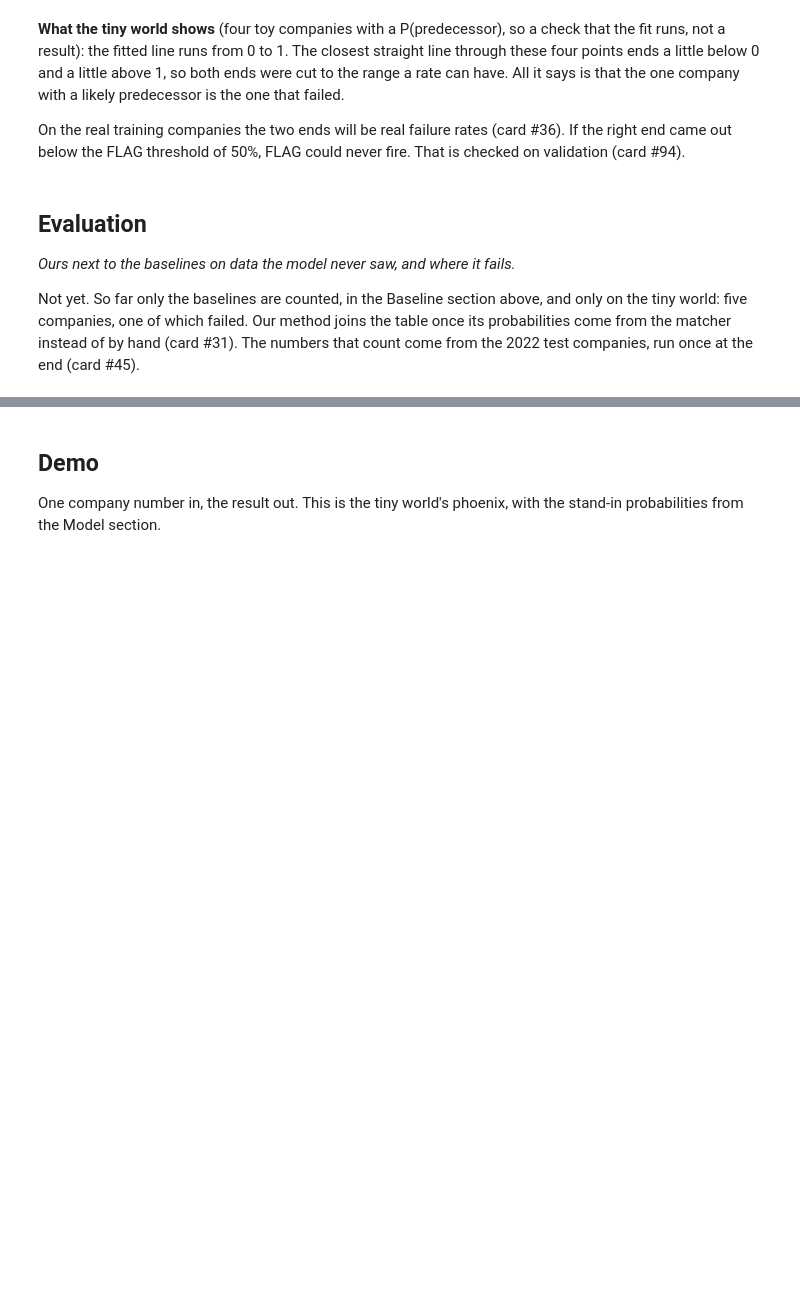
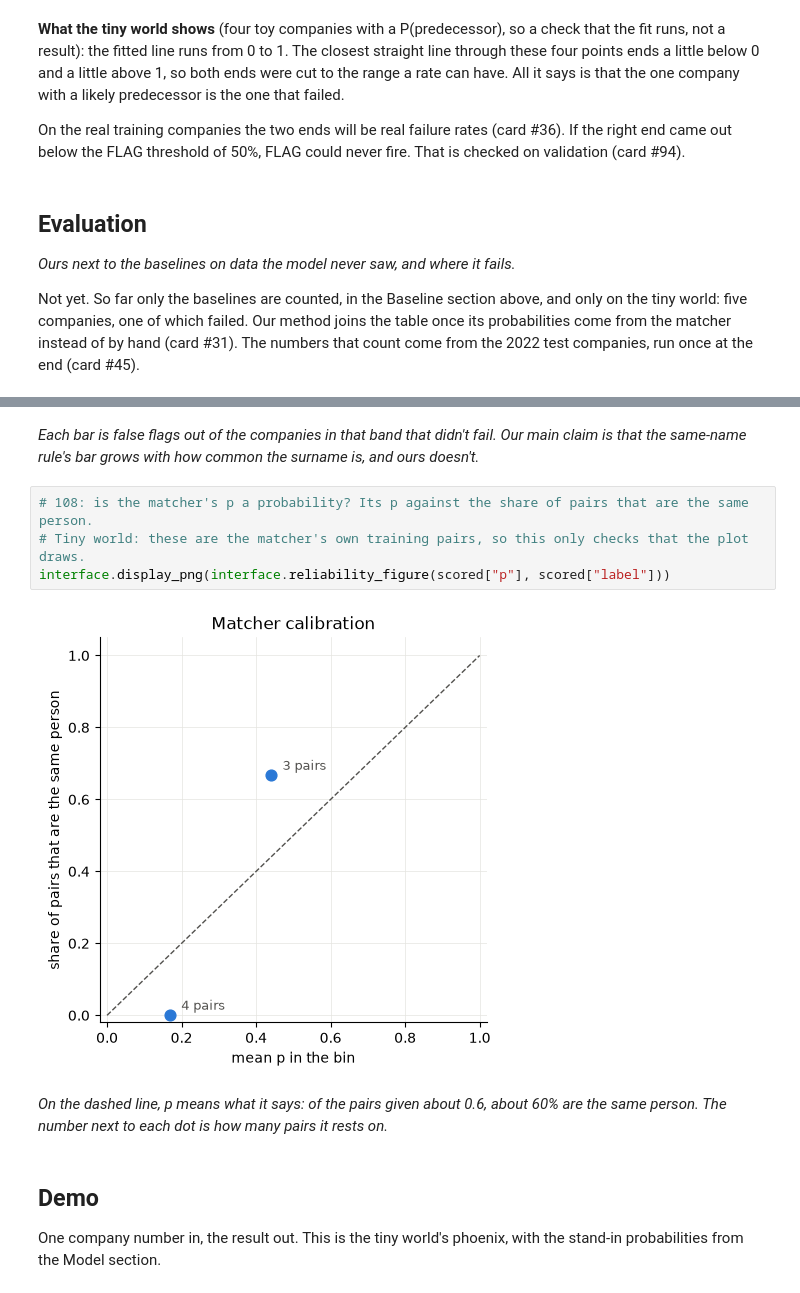
Before and after one commit to C-Nietzschmann/veritas-hackathon, a Jupyter notebook: notebooks/main.ipynb, the cells around one changed output, grey strips where cells are left out. Cells and saved outputs as stored; diff of their text form; blank space fills up the shorter version.

```diff
--- a/notebooks/main.ipynb
+++ b/notebooks/main.ipynb
@@ -333,3 +374,13 @@ Not yet. So far only the baselines are counted, in the Baseline section above, a
+# %% [markdown]
+*Each bar is false flags out of the companies in that band that didn't fail. Our main claim is that the same-name rule's bar grows with how common the surname is, and ours doesn't.*
+# %%
+# 108: is the matcher's p a probability? Its p against the share of pairs that are the same person.
+# Tiny world: these are the matcher's own training pairs, so this only checks that the plot draws.
+interface.display_png(interface.reliability_figure(scored["p"], scored["label"]))
+# %% [output]
+[figure, added]
+# %% [markdown]
+*On the dashed line, p means what it says: of the pairs given about 0.6, about 60% are the same person. The number next to each dot is how many pairs it rests on.*
 # %% [markdown]
 ## Demo
 One company number in, the result out. This is the tiny world's phoenix, with the stand-in probabilities from the Model section.
```
Also changed, not shown: parts of 4 cells of this notebook, 2 other files.
